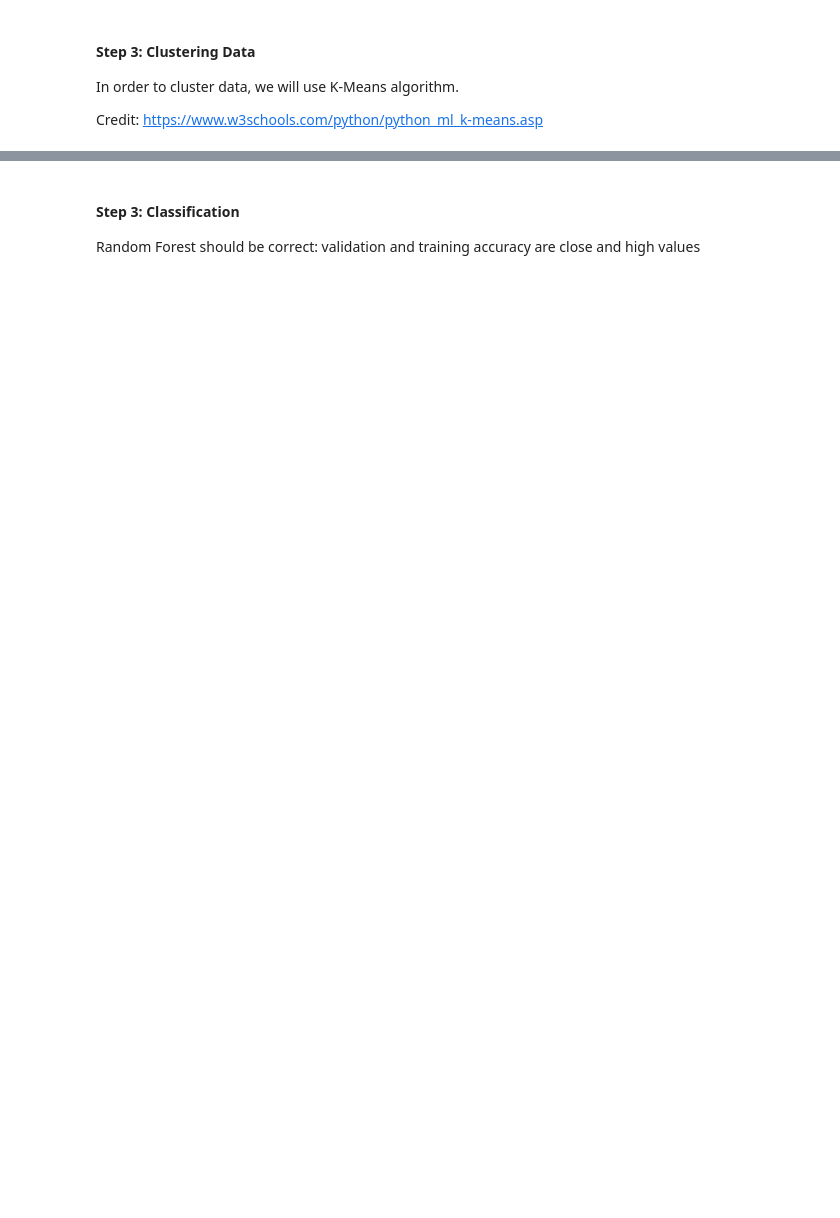
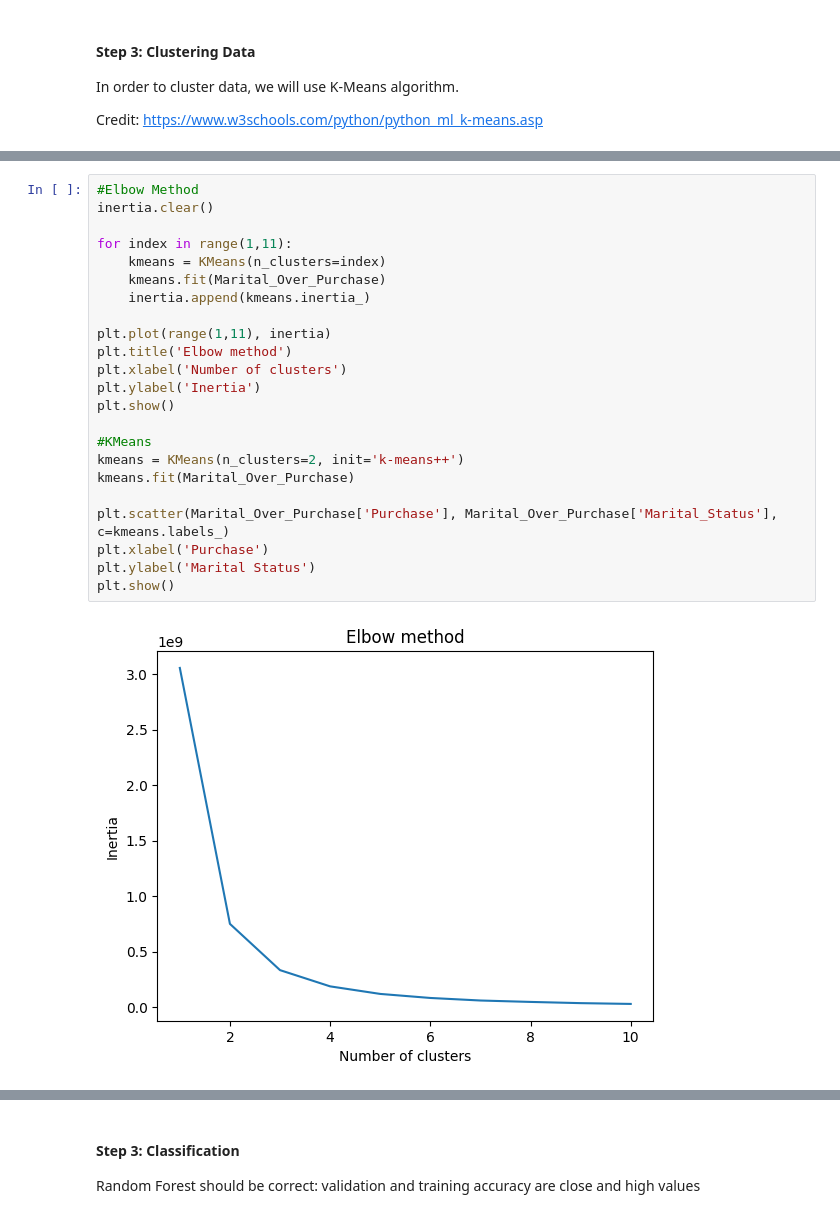
Before and after one commit to CIC-Research/Data-Science-Project, a Jupyter notebook: main.ipynb, the cells around one changed output, grey strips where cells are left out. Drawn from its saved outputs; the diff is of its cells as text; blank space fills up the shorter version.

```diff
--- a/main.ipynb
+++ b/main.ipynb
@@ -105,0 +77,25 @@ plt.show()
+# %%
+#Elbow Method
+inertia.clear()
+
+for index in range(1,11):
+    kmeans = KMeans(n_clusters=index)
+    kmeans.fit(Marital_Over_Purchase)
+    inertia.append(kmeans.inertia_)
+
+plt.plot(range(1,11), inertia)
+plt.title('Elbow method')
+plt.xlabel('Number of clusters')
+plt.ylabel('Inertia')
+plt.show()
+
+#KMeans
+kmeans = KMeans(n_clusters=2, init='k-means++')
+kmeans.fit(Marital_Over_Purchase)
+
+plt.scatter(Marital_Over_Purchase['Purchase'], Marital_Over_Purchase['Marital_Status'], c=kmeans.labels_)
+plt.xlabel('Purchase')
+plt.ylabel('Marital Status')
+plt.show()
+# %% [output]
+[figure, added]
```
Also changed, not shown: parts of 9 cells of this notebook.
